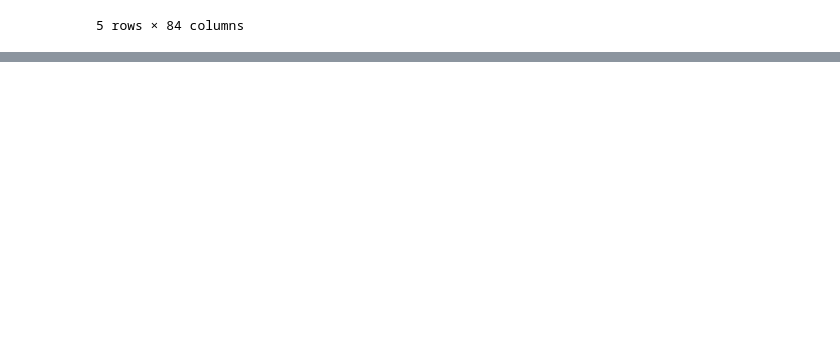
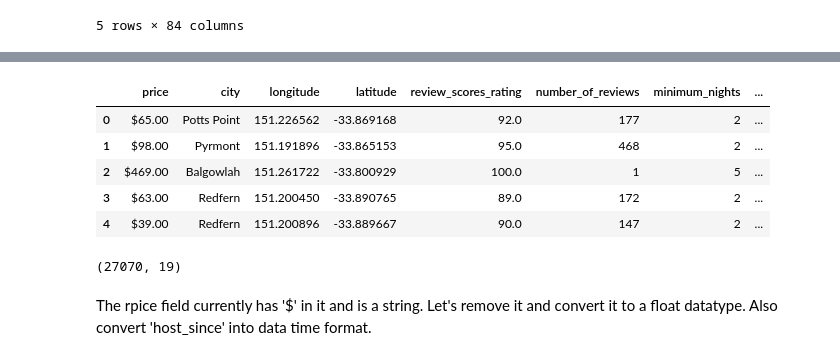
Before and after one commit to lugastyan/ML-portofolio, a Jupyter notebook: predict-airbnb-prices-in-sydney.ipynb, the cells around one changed output, grey strips where cells are left out. Saved outputs shown, nothing was run; the diff lists cells and outputs as text; code cells hidden in the pictures; blank space fills up the shorter version.

Commit message:
Kaggle Notebook | predict AirBnB Prices in Sydney | Version 6

```diff
--- a/predict-airbnb-prices-in-sydney.ipynb
+++ b/predict-airbnb-prices-in-sydney.ipynb
@@ -73,0 +94,21 @@ df.head()
+# %%
+# We just use some features
+incl = ['price', 'city', 'longitude', 'latitude', 'review_scores_rating', 'number_of_reviews', 'minimum_nights', 'security_deposit', 'cleaning_fee', 'accommodates', 'bathrooms', 'bedrooms', 'beds', 'property_type', 'availability_365', 'host_identity_verified', 'host_is_superhost', 'host_since', 'cancellation_policy']
+
+df = df[incl]
+# %%
+df.head()
+# %% [output]
+|  | price | city | longitude | latitude | review_scores_rating | number_of_reviews | minimum_nights | ... |
+| 0 | $65.00 | Potts Point | 151.226562 | -33.869168 | 92.0 | 177 | 2 | ... |
+| 1 | $98.00 | Pyrmont | 151.191896 | -33.865153 | 95.0 | 468 | 2 | ... |
+| 2 | $469.00 | Balgowlah | 151.261722 | -33.800929 | 100.0 | 1 | 5 | ... |
+| 3 | $63.00 | Redfern | 151.200450 | -33.890765 | 89.0 | 172 | 2 | ... |
+| 4 | $39.00 | Redfern | 151.200896 | -33.889667 | 90.0 | 147 | 2 | ... |
+# %%
+df.shape
+# %% [output]
+(27070, 19)
+# %% [markdown]
+The rpice field currently has '$' in it and is a string. Let's remove it and convert it to a float datatype.
+Also convert 'host_since' into data time format.
```
Also changed, not shown: parts of 8 cells of this notebook.
